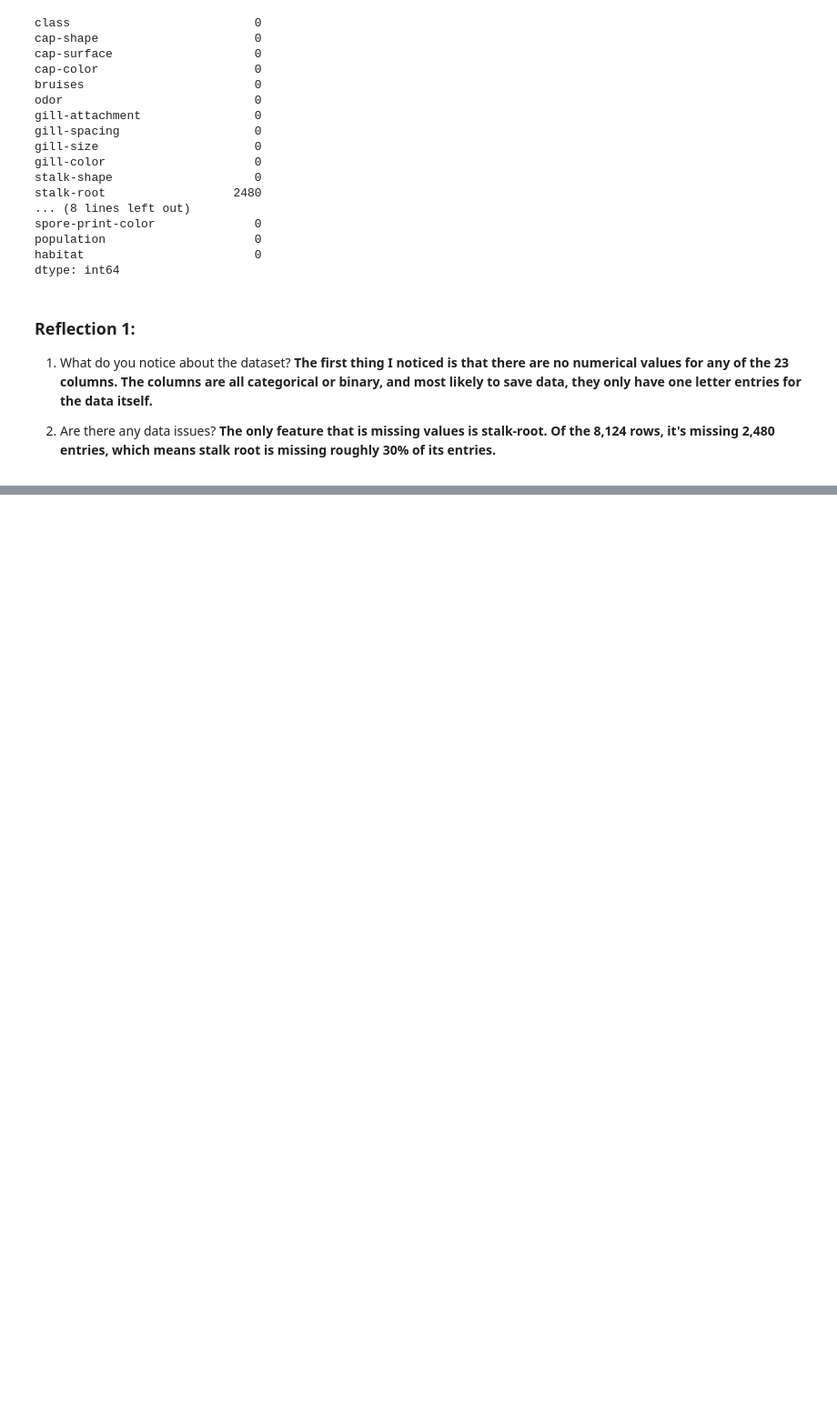
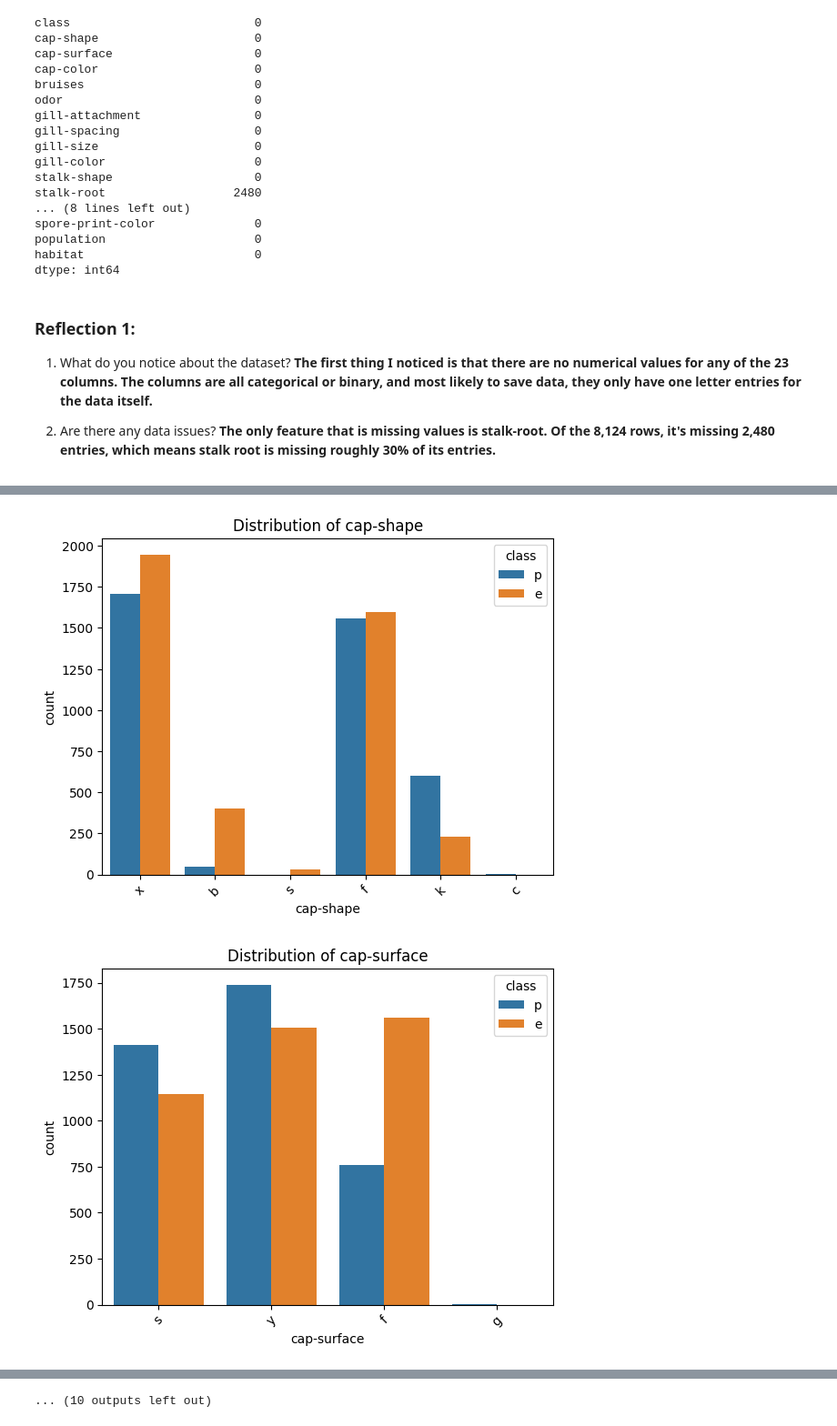
Before and after one commit to DMill31/ml_classification_miller, a Jupyter notebook: ml_midterm_miller.ipynb, the cells around one changed output, grey strips where cells are left out. Shown at 91% size. Drawn from its saved outputs; the diff is of its cells as text; code cells hidden in the pictures; blank space fills up the shorter version.

```diff
--- a/ml_midterm_miller.ipynb
+++ b/ml_midterm_miller.ipynb
@@ -121,0 +134,10 @@ dtype: int64
+# %%
+for col in mushrooms.columns:
+    if col != "class":
+        sns.countplot(x=col, hue="class", data=mushrooms)
+        plt.title(f"Distribution of {col}")
+        plt.xticks(rotation=45)
+        plt.show()
+# %% [output]
+[figure, added]
+[figure, added]
@@ -121,0 +154 @@ dtype: int64
+... (10 outputs left out)
```
Also changed, not shown: parts of 11 cells of this notebook.
